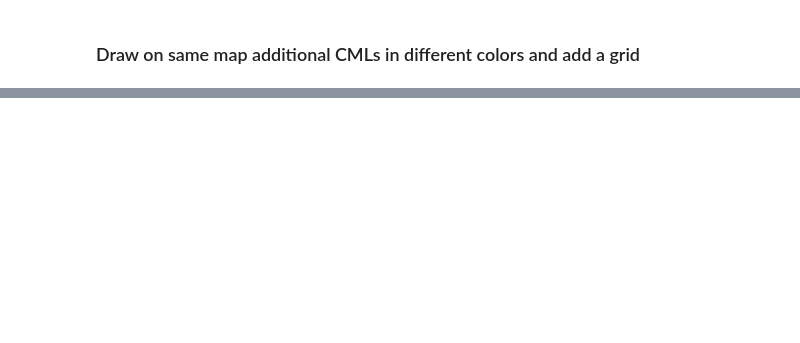
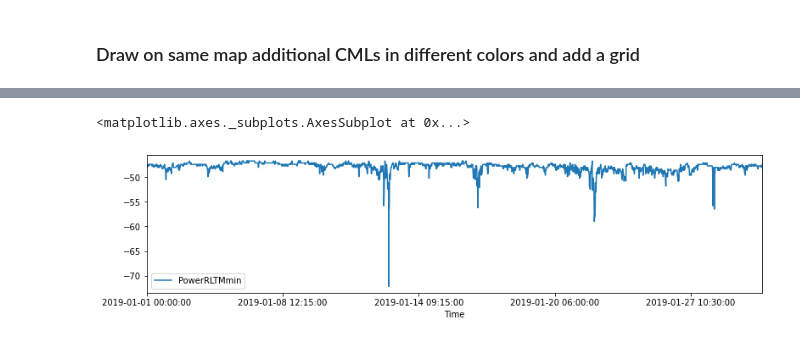
Before and after one commit to adameshel/draw_cmls_on_folium_map, a Jupyter notebook: draw_cmls_on_folium_map.ipynb, the cells around one changed output, grey strips where cells are left out. Cells and saved outputs as stored; diff of their text form; code cells hidden in the pictures; blank space fills up the shorter version.

Commit message:
added raw data

```diff
--- a/draw_cmls_on_folium_map.ipynb
+++ b/draw_cmls_on_folium_map.ipynb
@@ -36 +42,19 @@ Number of links in map:
 Map under the name TRY_MAP.html was generated.
+# %%
+import os
+import matplotlib.pyplot as plt
+raw_path = Path('/Users/adameshel/Documents/Python_scripts/I_Change/try/rawdata/')
+
+
+for link_id in df_md['Link ID'].values:
+    appended_data = []
+    for filename in sorted(os.listdir(raw_path)):
+        print(filename)
+        if 'SINK_' + link_id in filename:
+            print(link_id)
+            df = pd.read_csv(raw_path.joinpath(filename))
+            appended_data.append(df)
+            print(filename)
+    df_ts = pd.concat(appended_data)
+    df_ts = df_ts[df_ts['Interval']==15]
+    df_ts.reset_index(inplace=True, drop=True)
@@ -36,0 +82,6 @@ Map under the name TRY_MAP.html was generated.
+# %%
+# df_ts['PowerRLTMmin'].plot()
+df_ts.plot(x='Time', y='PowerRLTMmin',figsize=(13,3))
+# %% [output]
+<matplotlib.axes._subplots.AxesSubplot at 0x...>
+[figure, added]
```
Also changed, not shown: parts of 8 cells of this notebook, 1 other file.
